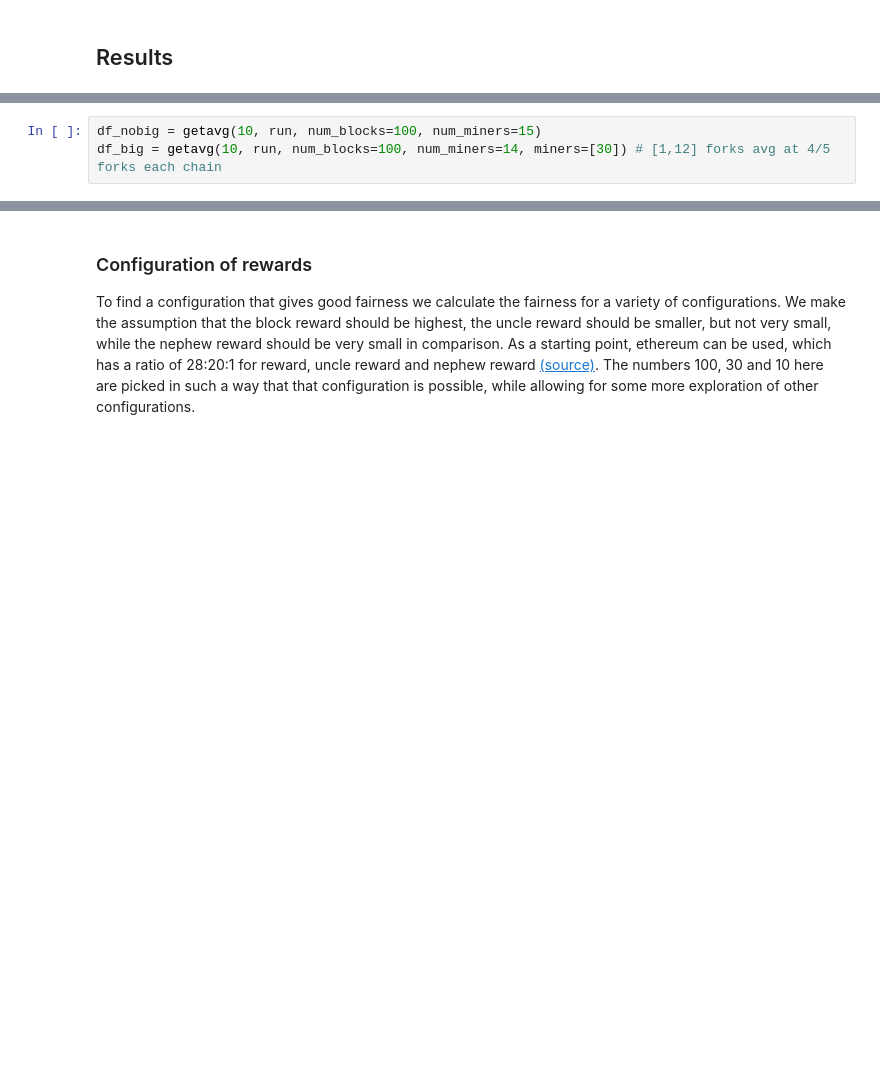
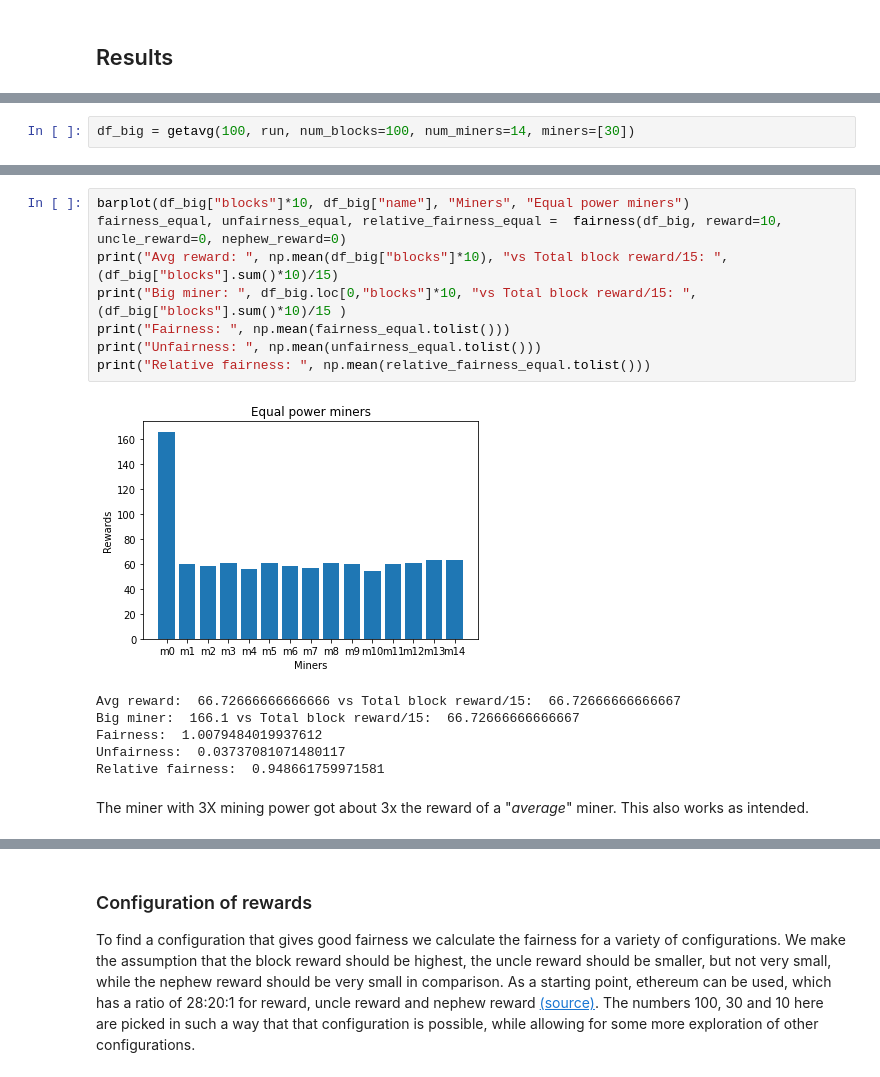
Before and after one commit to Od1nB/ProjectBlockchain, a Jupyter notebook: Project2_Uncles.ipynb, the cells around one changed output, grey strips where cells are left out. Drawn from its saved outputs; the diff is of its cells as text; blank space fills up the shorter version.

```diff
--- a/Project2_Uncles.ipynb
+++ b/Project2_Uncles.ipynb
@@ -482,3 +499,2 @@ The miner with 3X mining power got about 3x the reward of a "_average_" miner. T
 # %%
-df_nobig = getavg(10, run, num_blocks=100, num_miners=15)
-df_big = getavg(10, run, num_blocks=100, num_miners=14, miners=[30]) # [1,12] forks avg at 4/5 forks each chain
+df_big = getavg(100, run, num_blocks=100, num_miners=14, miners=[30])
@@ -489,3 +519,21 @@ barplot(df2["reward"],df2["reward"]+ df2["uncle_reward"],df2["name"],"Normal", "
+# %%
+barplot(df_big["blocks"]*10, df_big["name"], "Miners", "Equal power miners")
+fairness_equal, unfairness_equal, relative_fairness_equal =  fairness(df_big, reward=10, uncle_reward=0, nephew_reward=0)
+print("Avg reward: ", np.mean(df_big["blocks"]*10), "vs Total block reward/15: ", (df_big["blocks"].sum()*10)/15)
+print("Big miner: ", df_big.loc[0,"blocks"]*10, "vs Total block reward/15: ", (df_big["blocks"].sum()*10)/15 )
+print("Fairness: ", np.mean(fairness_equal.tolist()))
+print("Unfairness: ", np.mean(unfairness_equal.tolist()))
+print("Relative fairness: ", np.mean(relative_fairness_equal.tolist()))
+# %% [output]
+[figure, added]
+Avg reward:  66.72666666666666 vs Total block reward/15:  66.72666666666667
+Big miner:  166.1 vs Total block reward/15:  66.72666666666667
+Fairness:  1.0079484019937612
+Unfairness:  0.03737081071480117
+Relative fairness:  0.948661759971581
+# %% [markdown]
+
+The miner with 3X mining power got about 3x the reward of a "_average_" miner. This also works as intended.
 # %% [markdown]
 ### Uncle BlockChain
 
```
Also changed, not shown: parts of 9 cells of this notebook.
